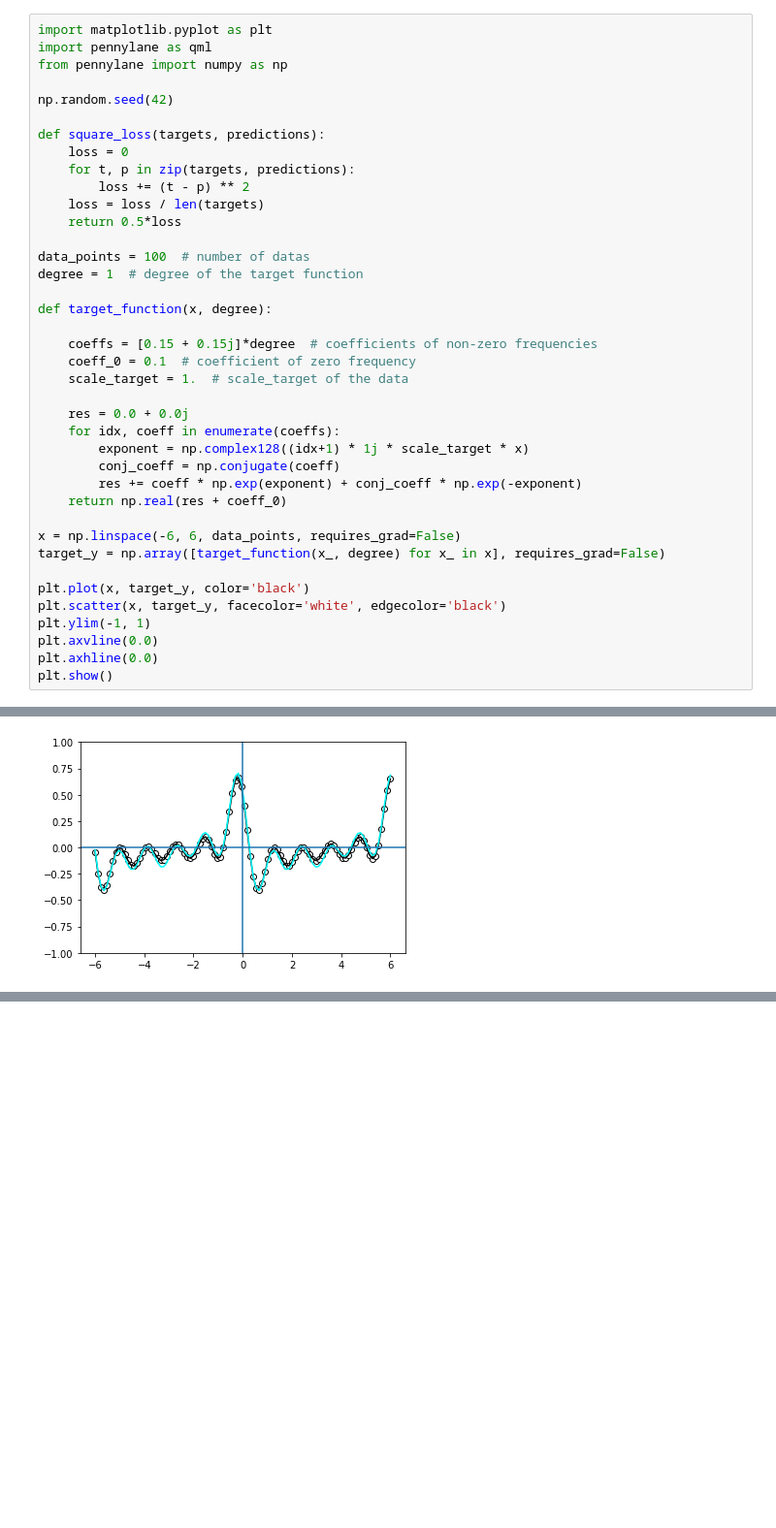
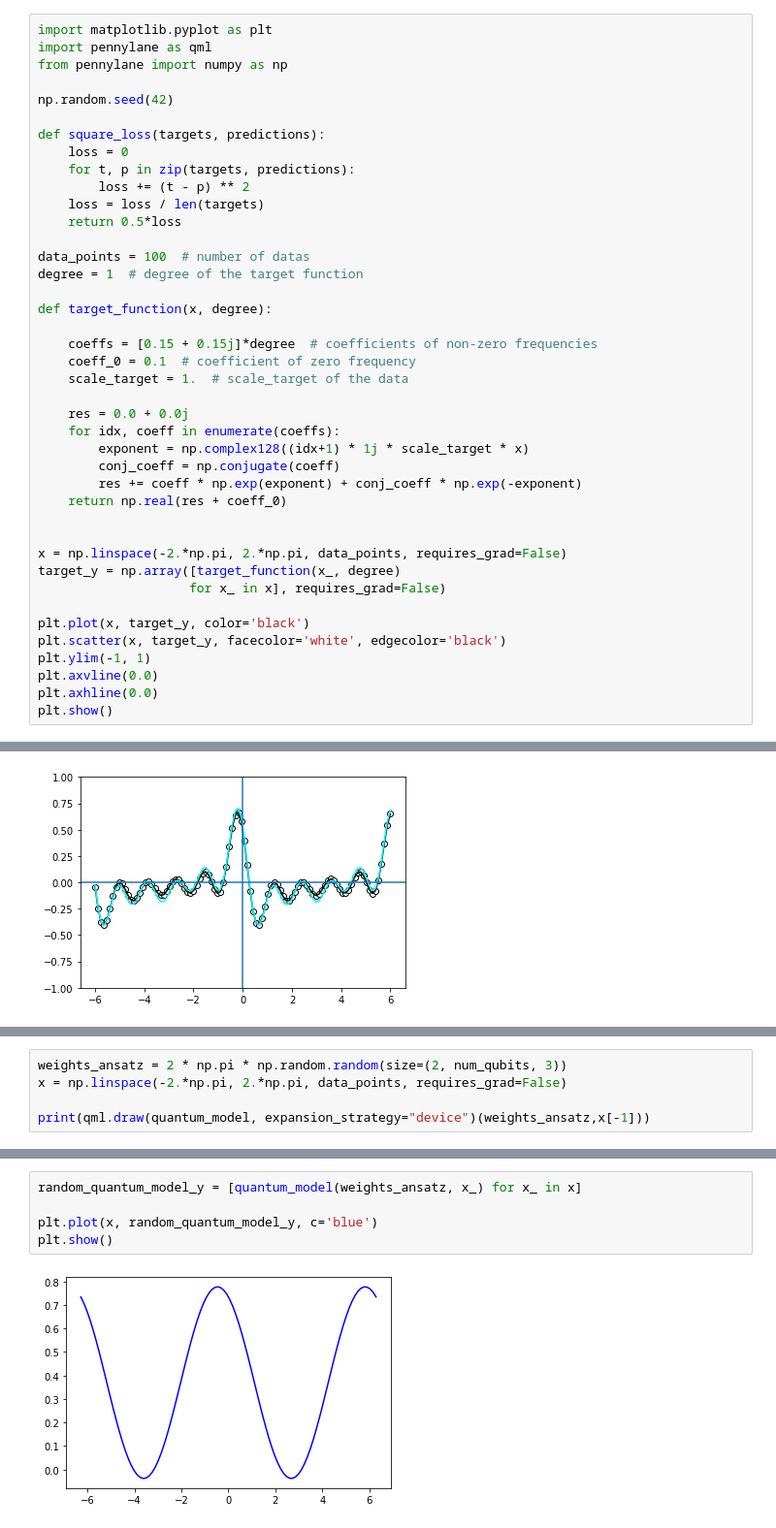
Before and after one commit to Pratha-Me/Expressivity-Quantum-Data-encoding-Fourier-Series, a Jupyter notebook: codes.ipynb, the cells around one changed output, grey strips where cells are left out. Shown at 97% size. Cells and saved outputs as stored; diff of their text form; blank space fills up the shorter version.

```diff
--- a/codes.ipynb
+++ b/codes.ipynb
@@ -49,8 +49,10 @@ def target_function(x, degree):
         res += coeff * np.exp(exponent) + conj_coeff * np.exp(-exponent)
     return np.real(res + coeff_0)
 
-x = np.linspace(-6, 6, data_points, requires_grad=False)
-target_y = np.array([target_function(x_, degree) for x_ in x], requires_grad=False)
+
+x = np.linspace(-2.*np.pi, 2.*np.pi, data_points, requires_grad=False)
+target_y = np.array([target_function(x_, degree)
+                    for x_ in x], requires_grad=False)
 
 plt.plot(x, target_y, color='black')
 plt.scatter(x, target_y, facecolor='white', edgecolor='black')
@@ -497,0 +540,5 @@ plt.show()
+# %%
+weights_ansatz = 2 * np.pi * np.random.random(size=(2, num_qubits, 3))
+x = np.linspace(-2.*np.pi, 2.*np.pi, data_points, requires_grad=False)
+
+print(qml.draw(quantum_model, expansion_strategy="device")(weights_ansatz,x[-1]))
@@ -497,0 +549,7 @@ plt.show()
+# %%
+random_quantum_model_y = [quantum_model(weights_ansatz, x_) for x_ in x]
+
+plt.plot(x, random_quantum_model_y, c='blue')
+plt.show()
+# %% [output]
+[figure, added]
```
Also changed, not shown: parts of 8 cells of this notebook.
